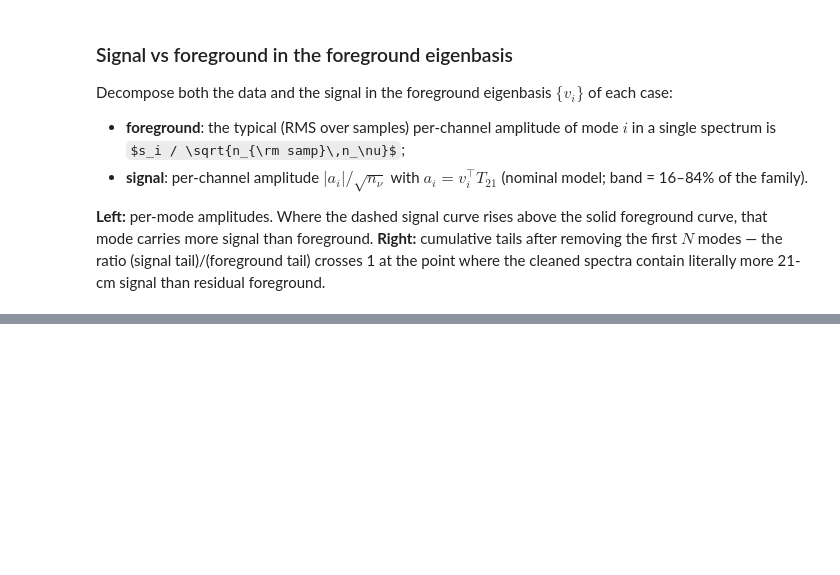
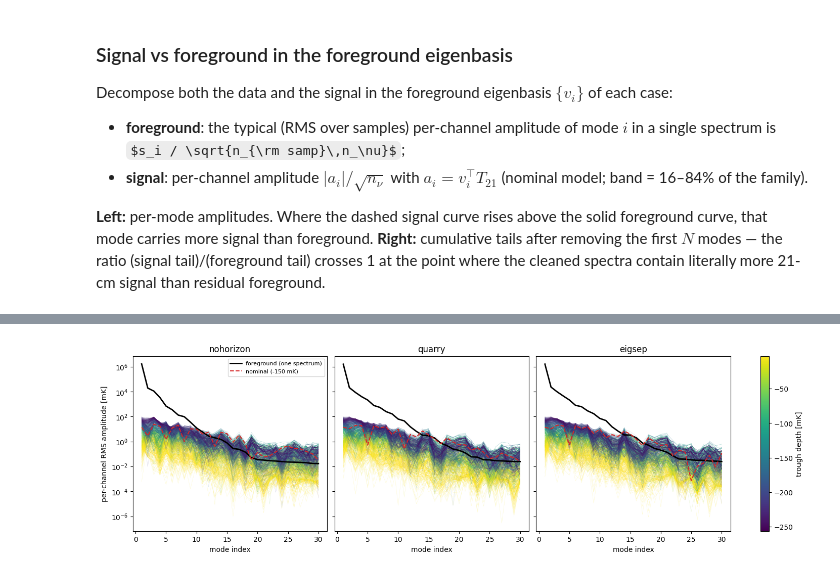
Before and after one commit to christianhbye/eigsep_mock_analysis, a Jupyter notebook: horizon_chromaticity/notebooks/chromaticity_pca.ipynb, the cells around one changed output, grey strips where cells are left out. Cells and saved outputs as stored; diff of their text form; code cells hidden in the pictures; some formulas as TeX source; blank space fills up the shorter version.

```diff
--- a/horizon_chromaticity/notebooks/chromaticity_pca.ipynb
+++ b/horizon_chromaticity/notebooks/chromaticity_pca.ipynb
@@ -677,0 +717,79 @@ eigsep                     21               43           0.03            0.1%
+# %%
+from matplotlib.cm import ScalarMappable
+from matplotlib.colors import Normalize
+
+K_FAM = 30
+depth_mk = depth * 1e3
+cnorm = Normalize(vmin=depth_mk.min(), vmax=depth_mk.max())
+cmap = plt.get_cmap("viridis")
+# draw shallow models first so the deep ones end up on top
+draw_order = np.argsort(depth_mk)[::-1]
+
+fig, axs = plt.subplots(
+    1, len(CASES), figsize=(14, 4.2), sharey=True, constrained_layout=True
+)
+m = np.arange(1, K_FAM + 1)
+for ax, c in zip(axs, CASES):
+    s, V = svd[c]["s"], svd[c]["V"]
+    n_samp = extract[c]["n_samples"]
+    a_fam = np.abs(t21 @ V) / sqrt_nf * 1e3  # (n_models, n_freqs) [mK]
+    for i in draw_order:
+        ax.semilogy(
+            m,
+            a_fam[i, :K_FAM],
+            color=cmap(cnorm(depth_mk[i])),
+            lw=0.3,
+            alpha=0.25,
+        )
+    fg_mode = s / np.sqrt(n_samp) / sqrt_nf * 1e3  # [mK]
+    ax.semilogy(
+        m, fg_mode[:K_FAM], color="k", lw=2, label="foreground (one spectrum)"
+    )
+    ax.semilogy(
+        m,
+        np.abs(V.T @ t21_nom)[:K_FAM] / sqrt_nf * 1e3,
+        color="C3",
+        ls="--",
+        lw=1.5,
+        label=f"nominal ({depth[nominal_idx] * 1e3:.0f} mK)",
+    )
+    ax.set_title(c)
+    ax.set_xlabel("mode index")
+axs[0].set_ylabel("per-channel RMS amplitude [mK]")
+axs[0].legend(fontsize=8)
+fig.colorbar(
+    ScalarMappable(norm=cnorm, cmap=cmap), ax=axs, label="trough depth [mK]"
+)
+plt.show()
+
+# tail-crossover N for every model in the family
+print(
+    f"{'case':12s} {'N crossover (tail sig>fg) over the family':>44s}\n"
+    f"{'':12s} {'min':>8s} {'16%':>8s} {'50%':>8s} {'84%':>8s} {'max':>8s} "
+    f"{'never':>6s}"
+)
+for c in CASES:
+    s, V = svd[c]["s"], svd[c]["V"]
+    n_samp = extract[c]["n_samples"]
+    fg_tail = np.sqrt(
+        np.concatenate([np.cumsum((s**2)[::-1])[::-1], [0.0]]) / n_samp
+    )
+    A = t21 @ V  # (n_models, n_freqs)
+    sig_tail = np.sqrt(
+        np.concatenate(
+            [np.cumsum((A**2)[:, ::-1], axis=1)[:, ::-1],
+             np.zeros((len(t21), 1))],
+            axis=1,
+        )
+    )
+    with np.errstate(invalid="ignore", divide="ignore"):
+        above = sig_tail[:, :-1] > fg_tail[:-1]
+    crossed = above.any(axis=1)
+    n_x = np.argmax(above, axis=1)[crossed]
+    pct = np.percentile(n_x, [0, 16, 50, 84, 100]).astype(int)
+    print(
+        f"{c:12s} {pct[0]:8d} {pct[1]:8d} {pct[2]:8d} {pct[3]:8d} "
+        f"{pct[4]:8d} {(~crossed).sum():6d}"
+    )
+# %% [output]
+[figure, added]
```
Also changed, not shown: parts of 18 cells of this notebook, 2 other files.
